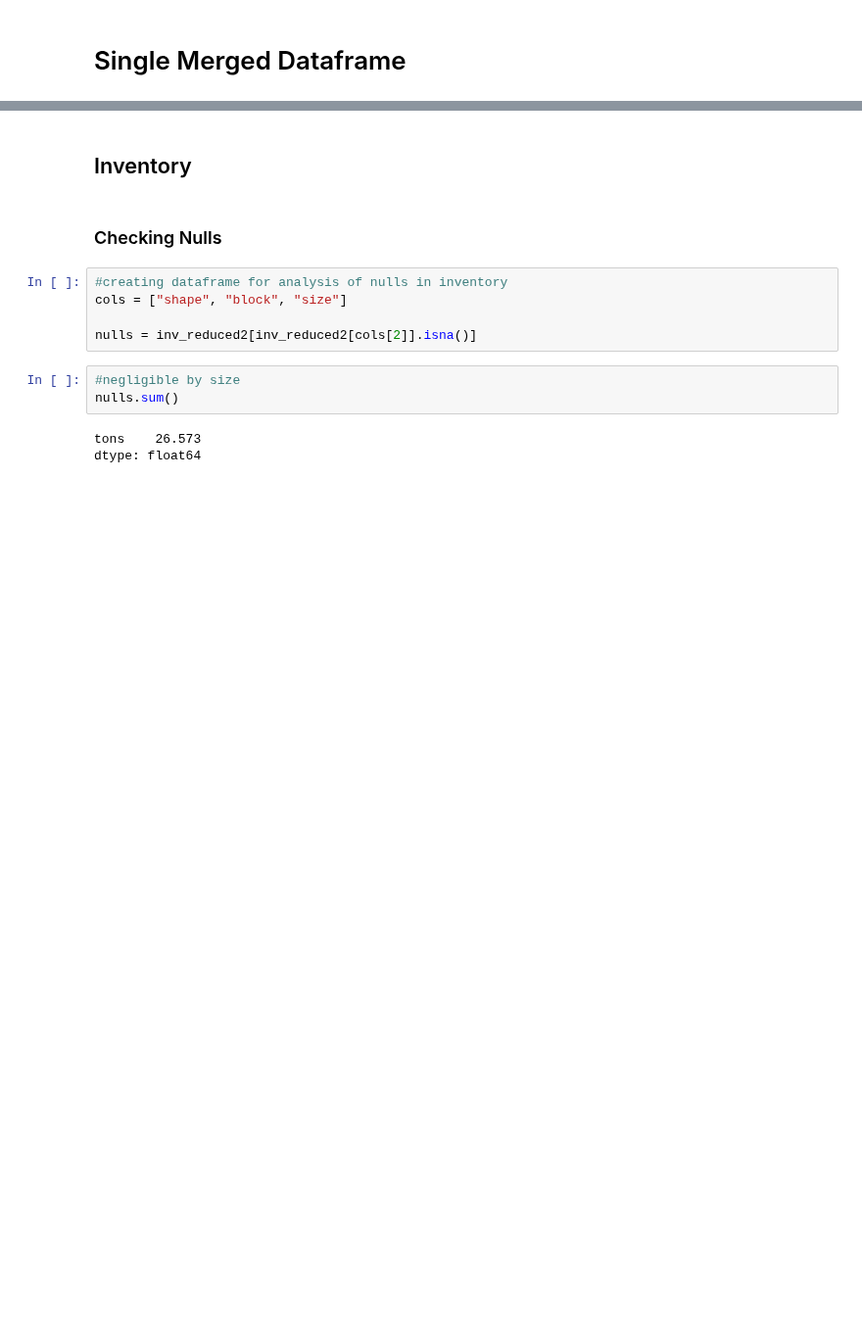
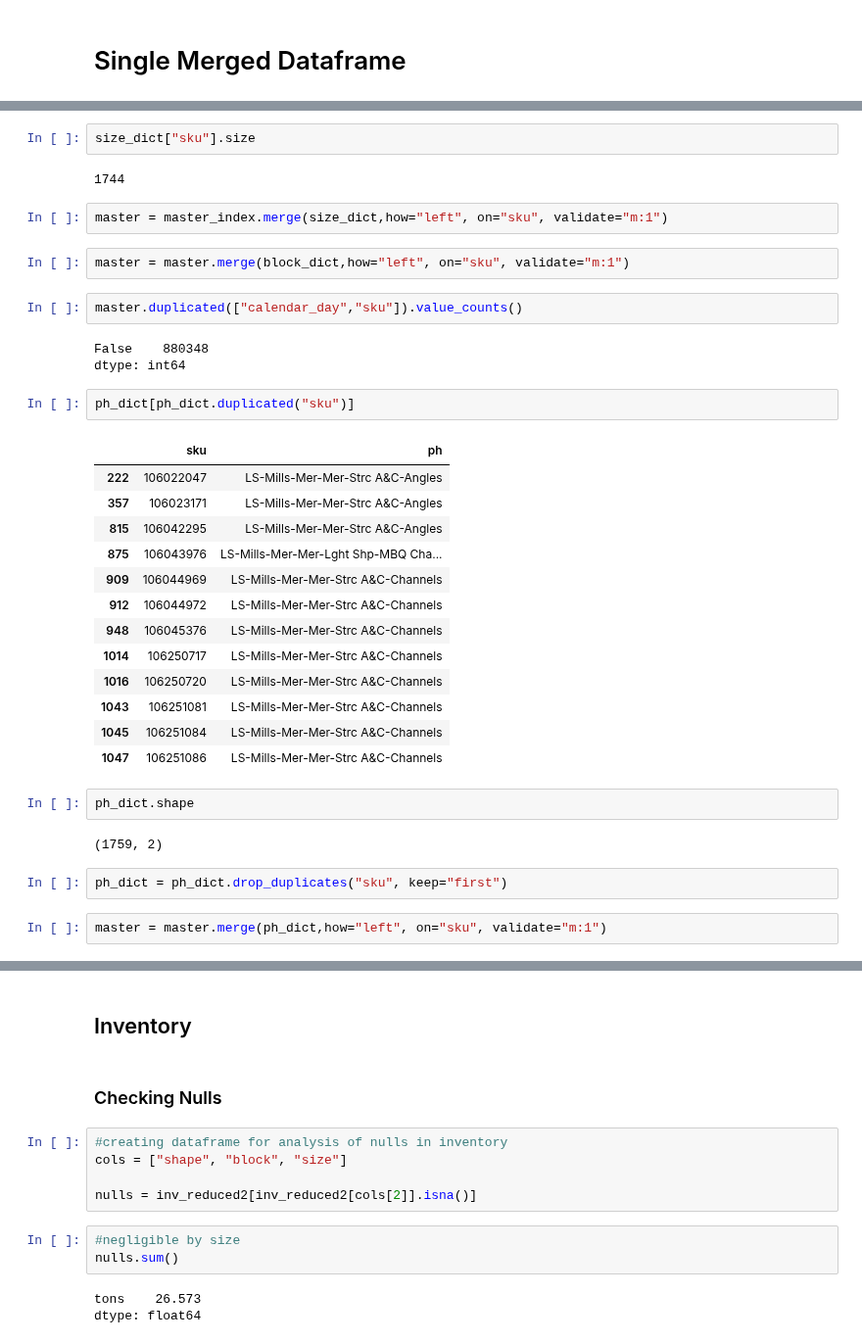
Before and after one commit to jvac06/pft, a Jupyter notebook: scripts/cleaning.ipynb, the cells around one changed output, grey strips where cells are left out. Shown at 98% size. Drawn from its saved outputs; the diff is of its cells as text; blank space fills up the shorter version.

```diff
--- a/scripts/cleaning.ipynb
+++ b/scripts/cleaning.ipynb
@@ -845,0 +946,37 @@ Stored 'inv_reduced2' (DataFrame)
+# %%
+size_dict["sku"].size
+# %% [output]
+1744
+# %%
+master = master_index.merge(size_dict,how="left", on="sku", validate="m:1")
+# %%
+master = master.merge(block_dict,how="left", on="sku", validate="m:1")
+# %%
+master.duplicated(["calendar_day","sku"]).value_counts()
+# %% [output]
+False    880348
+dtype: int64
+# %%
+ph_dict[ph_dict.duplicated("sku")]
+# %% [output]
+|  | sku | ph |
+| 222 | 106022047 | LS-Mills-Mer-Mer-Strc A&C-Angles |
+| 357 | 106023171 | LS-Mills-Mer-Mer-Strc A&C-Angles |
+| 815 | 106042295 | LS-Mills-Mer-Mer-Strc A&C-Angles |
+| 875 | 106043976 | LS-Mills-Mer-Mer-Lght Shp-MBQ Cha... |
+| 909 | 106044969 | LS-Mills-Mer-Mer-Strc A&C-Channels |
+| 912 | 106044972 | LS-Mills-Mer-Mer-Strc A&C-Channels |
+| 948 | 106045376 | LS-Mills-Mer-Mer-Strc A&C-Channels |
+| 1014 | 106250717 | LS-Mills-Mer-Mer-Strc A&C-Channels |
+| 1016 | 106250720 | LS-Mills-Mer-Mer-Strc A&C-Channels |
+| 1043 | 106251081 | LS-Mills-Mer-Mer-Strc A&C-Channels |
+| 1045 | 106251084 | LS-Mills-Mer-Mer-Strc A&C-Channels |
+| 1047 | 106251086 | LS-Mills-Mer-Mer-Strc A&C-Channels |
+# %%
+ph_dict.shape
+# %% [output]
+(1759, 2)
+# %%
+ph_dict = ph_dict.drop_duplicates("sku", keep="first")
+# %%
+master = master.merge(ph_dict,how="left", on="sku", validate="m:1")
```
Also changed, not shown: parts of 26 cells of this notebook.
